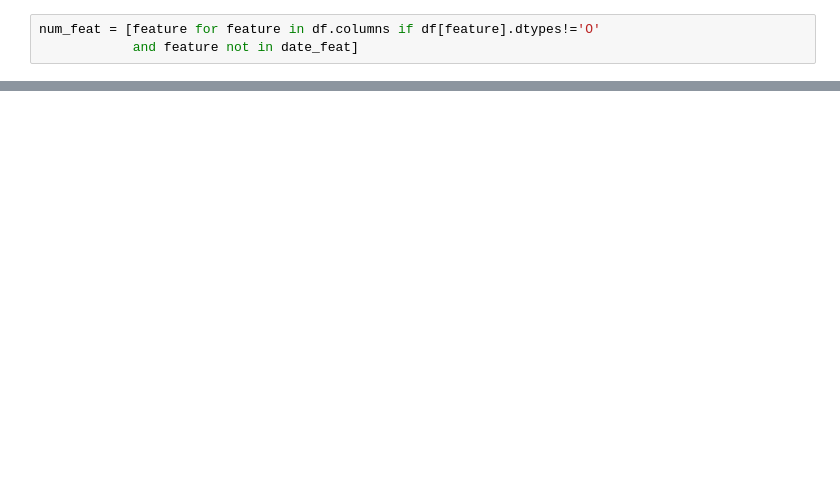
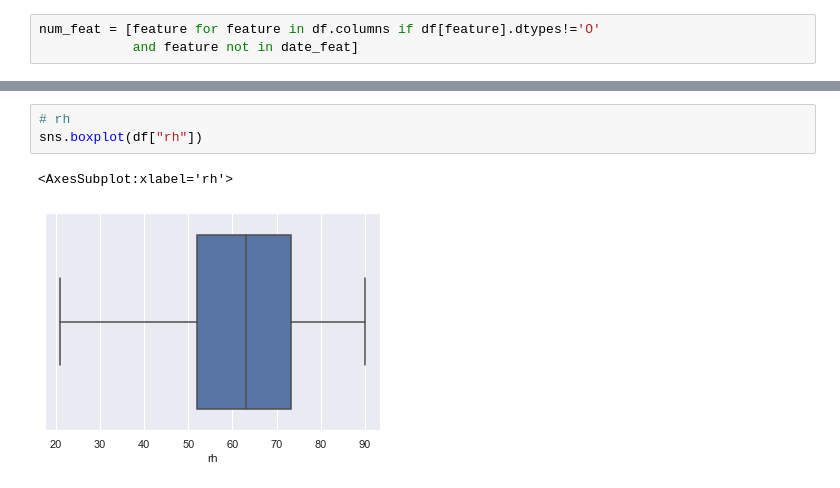
Before and after one commit to sreeman-11021996/iNeuron_Ass, a Jupyter notebook: 00. Assignments/home-work/05. End-to-End 29-05-2022/Algerian Forest Fires ML.ipynb, the cells around one changed output, grey strips where cells are left out. Saved outputs shown, nothing was run; the diff lists cells and outputs as text; blank space fills up the shorter version.

```diff
--- a/00. Assignments/home-work/05. End-to-End 29-05-2022/Algerian Forest Fires ML.ipynb
+++ b/00. Assignments/home-work/05. End-to-End 29-05-2022/Algerian Forest Fires ML.ipynb
@@ -430,0 +459,6 @@ num_feat
+# %%
+# rh
+sns.boxplot(df["rh"])
+# %% [output]
+<AxesSubplot:xlabel='rh'>
+[figure, added]
```
Also changed, not shown: parts of 15 cells of this notebook.
